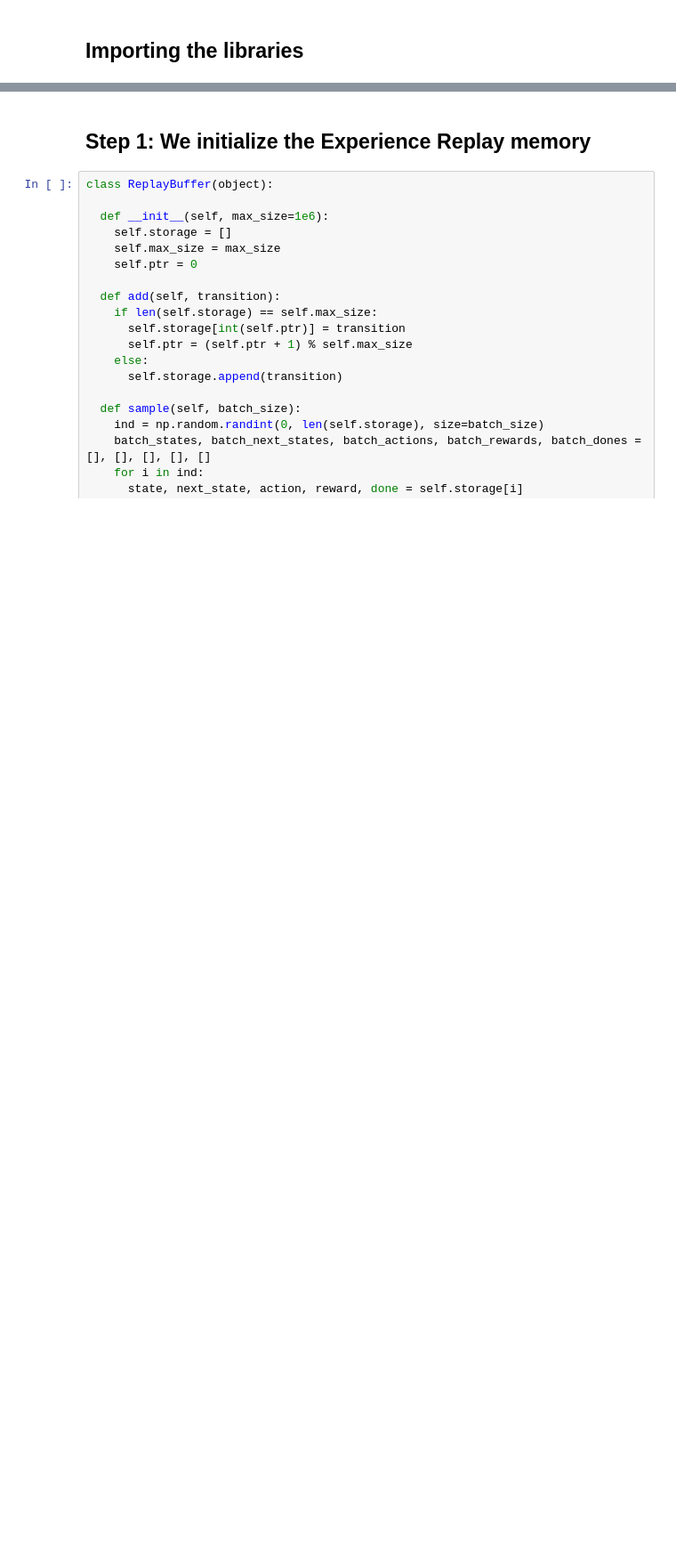
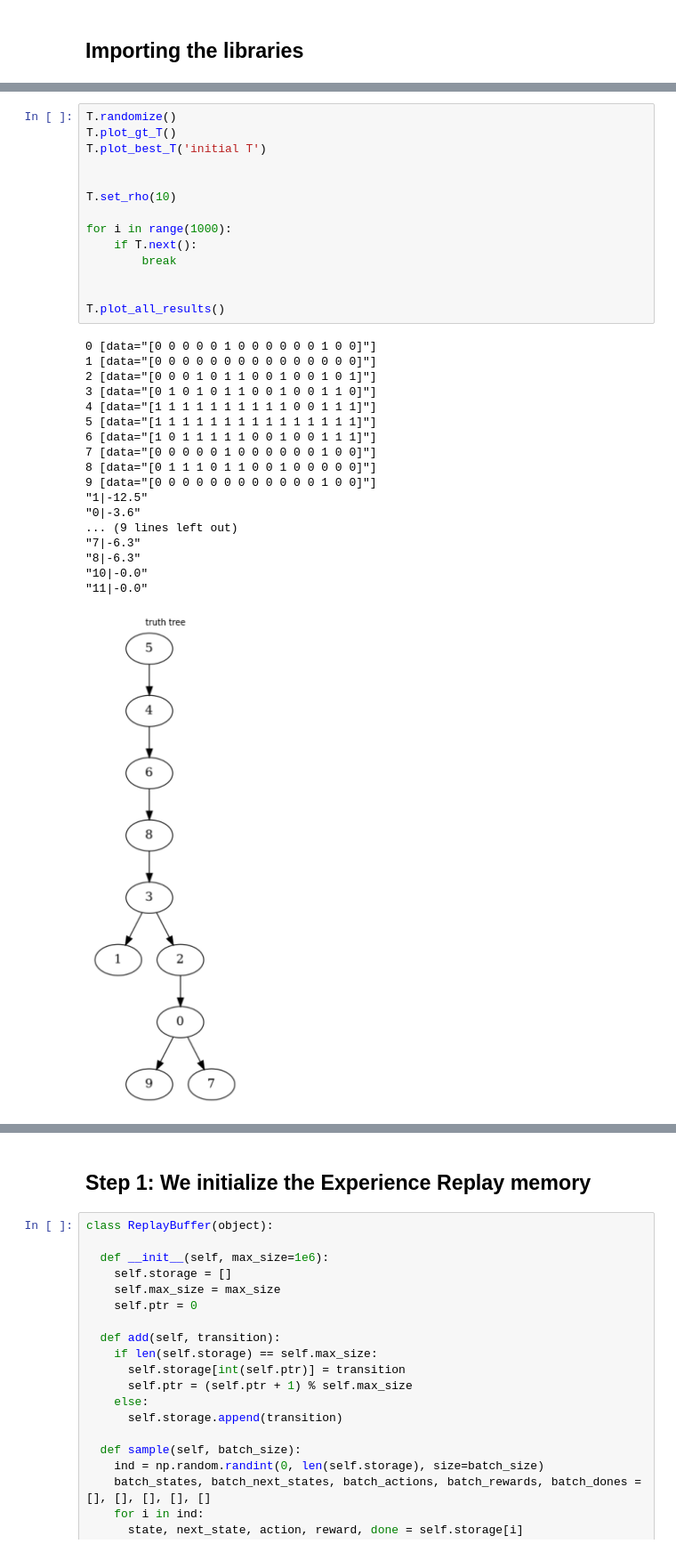
Before and after one commit to afshinbigboy/itmt, a Jupyter notebook: netwrok/td3.ipynb, the cells around one changed output, grey strips where cells are left out. Shown: that part at 89% size. Saved outputs shown, nothing was run; the diff lists cells and outputs as text; blank space fills up the shorter version.

```diff
--- a/netwrok/td3.ipynb
+++ b/netwrok/td3.ipynb
@@ -22,0 +748,33 @@ from collections import deque
+# %%
+T.randomize()
+T.plot_gt_T()
+T.plot_best_T('initial T')
+
+
+T.set_rho(10)
+
+for i in range(1000):
+    if T.next():
+        break
+
+
+T.plot_all_results()
+# %% [output]
+0 [data="[0 0 0 0 0 1 0 0 0 0 0 0 1 0 0]"]
+1 [data="[0 0 0 0 0 0 0 0 0 0 0 0 0 0 0]"]
+2 [data="[0 0 0 1 0 1 1 0 0 1 0 0 1 0 1]"]
+3 [data="[0 1 0 1 0 1 1 0 0 1 0 0 1 1 0]"]
+4 [data="[1 1 1 1 1 1 1 1 1 1 0 0 1 1 1]"]
+5 [data="[1 1 1 1 1 1 1 1 1 1 1 1 1 1 1]"]
+6 [data="[1 0 1 1 1 1 1 0 0 1 0 0 1 1 1]"]
+7 [data="[0 0 0 0 0 1 0 0 0 0 0 0 1 0 0]"]
+8 [data="[0 1 1 1 0 1 1 0 0 1 0 0 0 0 0]"]
+9 [data="[0 0 0 0 0 0 0 0 0 0 0 0 1 0 0]"]
+"1|-12.5"
+"0|-3.6"
+... (9 lines left out)
+"7|-6.3"
+"8|-6.3"
+"10|-0.0"
+"11|-0.0"
+[figure, added]
```
Also changed, not shown: parts of 10 cells of this notebook, 5 other files.
